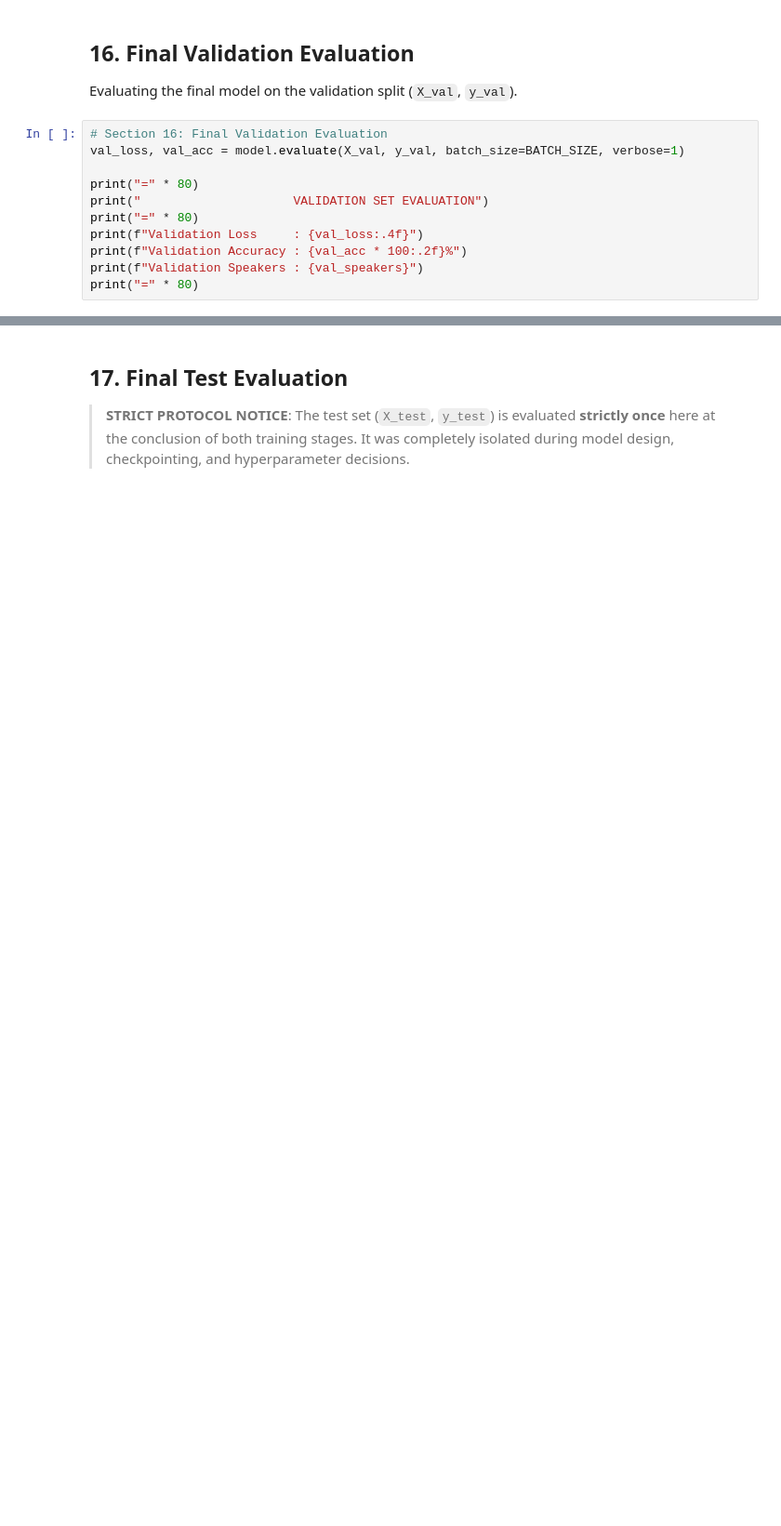
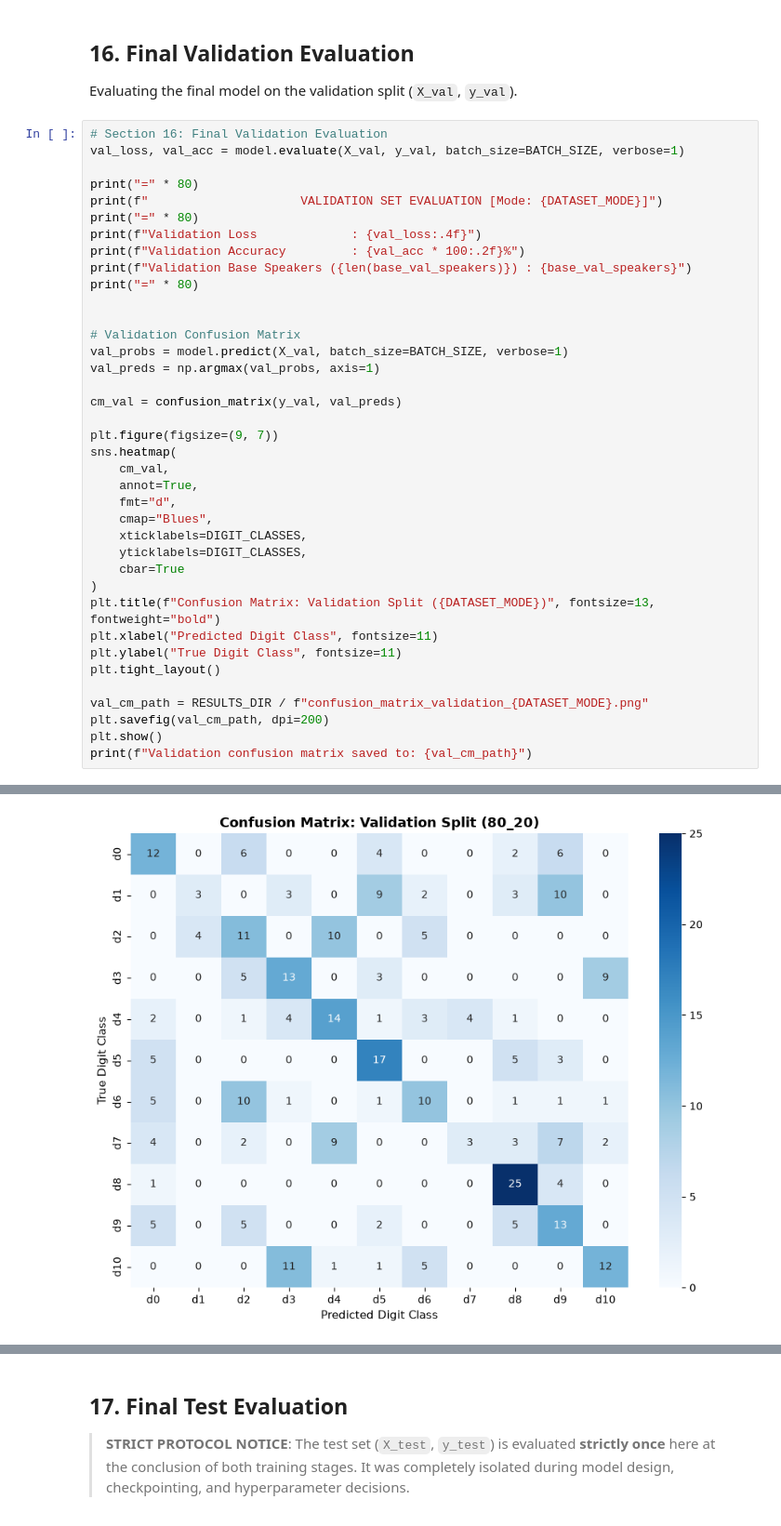
Before and after one commit to LegioN2004/tai-phake-lip-reading, a Jupyter notebook: notebooks/11_mobilenetv2_transformer_4block_experiment.ipynb, the cells around one changed output, grey strips where cells are left out. Shown at 93% size. Saved outputs shown, nothing was run; the diff lists cells and outputs as text; blank space fills up the shorter version.

Commit message:
tried out 80 20 split training of mediapipe 112 x 112 dataset on mobilenetv2 + 4-block transformer

```diff
--- a/notebooks/11_mobilenetv2_transformer_4block_experiment.ipynb
+++ b/notebooks/11_mobilenetv2_transformer_4block_experiment.ipynb
@@ -1013,10 +1082,37 @@ Evaluating the final model on the validation split (`X_val`, `y_val`).
 val_loss, val_acc = model.evaluate(X_val, y_val, batch_size=BATCH_SIZE, verbose=1)
 
 print("=" * 80)
-print("                     VALIDATION SET EVALUATION")
+print(f"                     VALIDATION SET EVALUATION [Mode: {DATASET_MODE}]")
 print("=" * 80)
-print(f"Validation Loss     : {val_loss:.4f}")
-print(f"Validation Accuracy : {val_acc * 100:.2f}%")
-print(f"Validation Speakers : {val_speakers}")
+print(f"Validation Loss             : {val_loss:.4f}")
+print(f"Validation Accuracy         : {val_acc * 100:.2f}%")
+print(f"Validation Base Speakers ({len(base_val_speakers)}) : {base_val_speakers}")
 print("=" * 80)
+
+
+# Validation Confusion Matrix
+val_probs = model.predict(X_val, batch_size=BATCH_SIZE, verbose=1)
+val_preds = np.argmax(val_probs, axis=1)
+
+cm_val = confusion_matrix(y_val, val_preds)
+
+plt.figure(figsize=(9, 7))
+sns.heatmap(
+    cm_val,
+    annot=True,
+    fmt="d",
+    cmap="Blues",
+    xticklabels=DIGIT_CLASSES,
+    yticklabels=DIGIT_CLASSES,
+    cbar=True
+)
+plt.title(f"Confusion Matrix: Validation Split ({DATASET_MODE})", fontsize=13, fontweight="bold")
+plt.xlabel("Predicted Digit Class", fontsize=11)
+plt.ylabel("True Digit Class", fontsize=11)
+plt.tight_layout()
+
+val_cm_path = RESULTS_DIR / f"confusion_matrix_validation_{DATASET_MODE}.png"
+plt.savefig(val_cm_path, dpi=200)
+plt.show()
+print(f"Validation confusion matrix saved to: {val_cm_path}")
 # %% [output]
@@ -1030,0 +1128 @@ Validation Speakers : ['s1', 's21', 's4']
+[figure, added]
```
Also changed, not shown: parts of 16 cells of this notebook, 7 other files.
